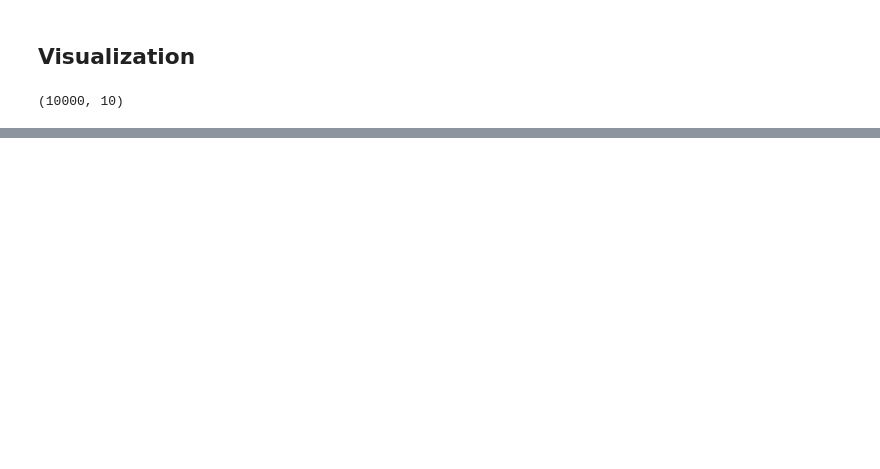
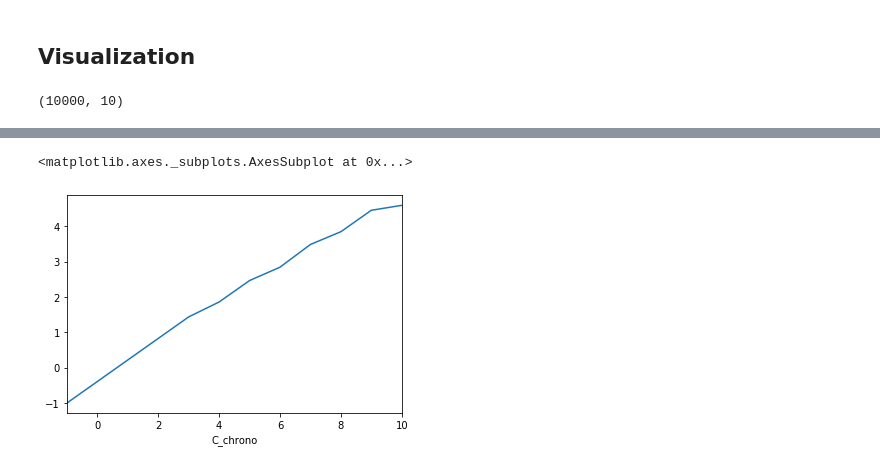
Before and after one commit to rgangela99/Cornell-Conversational-Analysis-Toolkit, a Jupyter notebook: convokit/thread_dynamics/demo/threadDemo.ipynb, the cells around one changed output, grey strips where cells are left out. Cells and saved outputs as stored; diff of their text form; code cells hidden in the pictures; blank space fills up the shorter version.

```diff
--- a/convokit/thread_dynamics/demo/threadDemo.ipynb
+++ b/convokit/thread_dynamics/demo/threadDemo.ipynb
@@ -179,0 +188,5 @@ plt.show()
+# %%
+feats_df.groupby('C_chrono')['C_depth'].mean().plot()
+# %% [output]
+<matplotlib.axes._subplots.AxesSubplot at 0x...>
+[figure, added]
```
Also changed, not shown: parts of 31 cells of this notebook, 1 other file.
